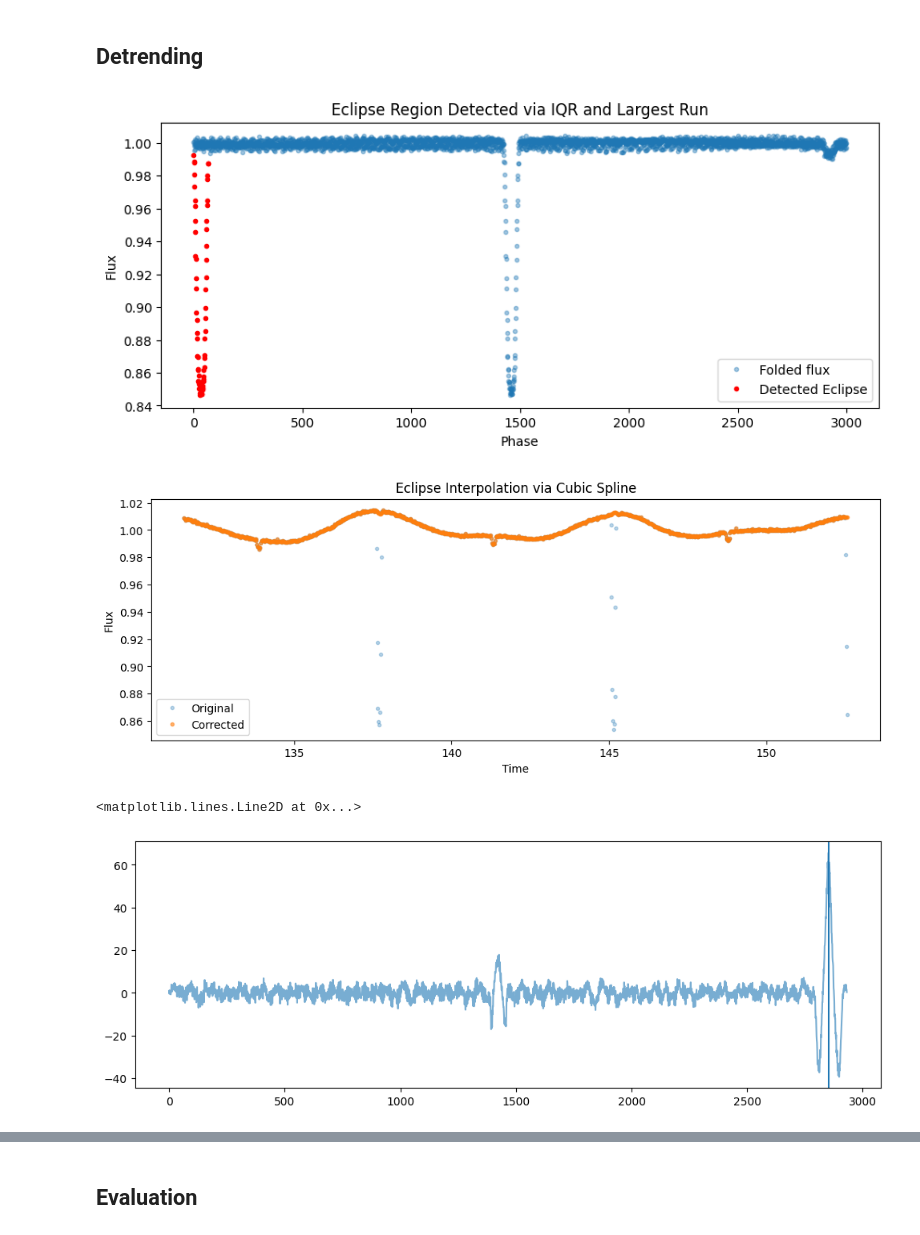
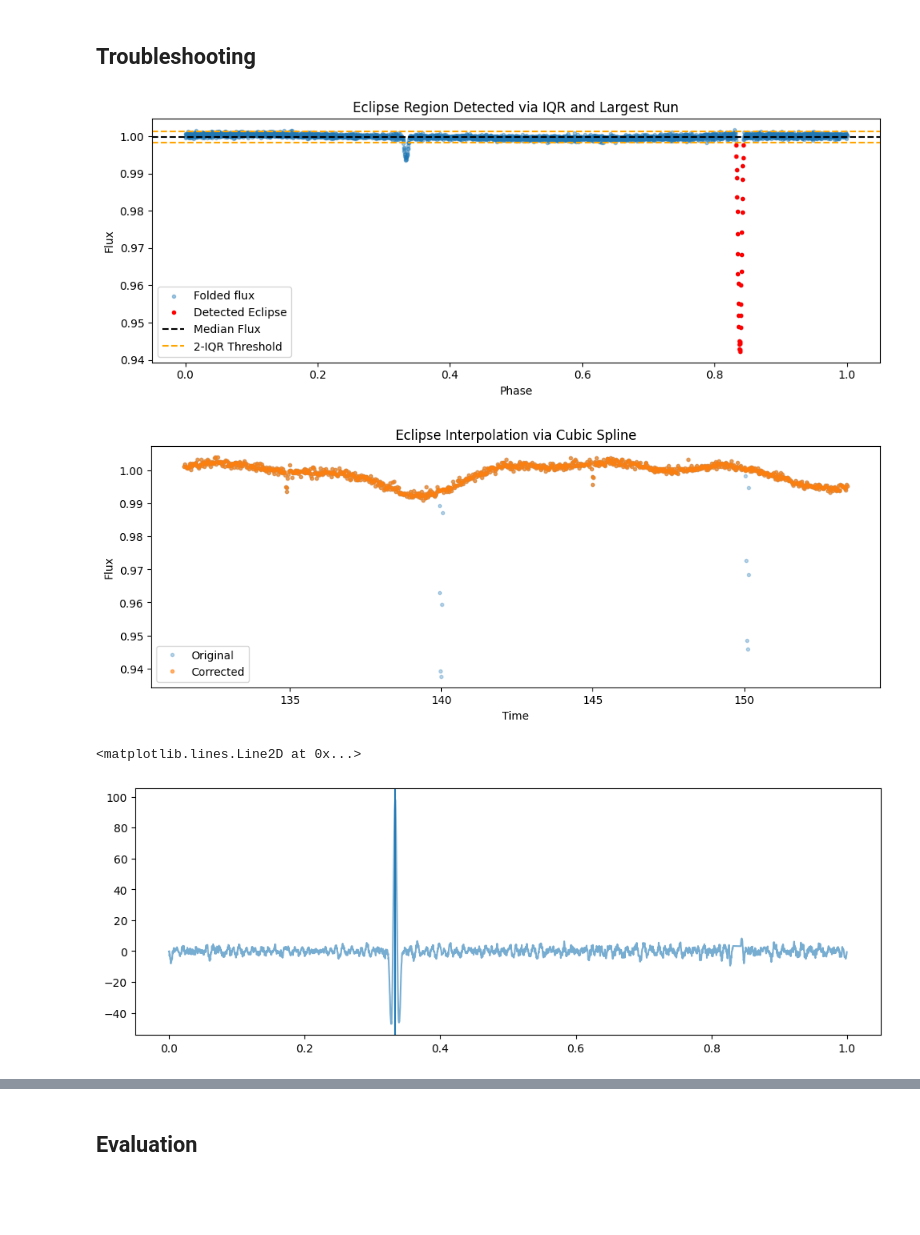
Before and after one commit to sfremy/astro_tools, a Jupyter notebook: prefold_automated.ipynb, the cells around one changed output, grey strips where cells are left out. Saved outputs shown, nothing was run; the diff lists cells and outputs as text; code cells hidden in the pictures; blank space fills up the shorter version.

```diff
--- a/prefold_automated.ipynb
+++ b/prefold_automated.ipynb
@@ -98,2 +251,2 @@ plt.show()
 # %% [markdown]
-## Detrending
+## Troubleshooting
@@ -121,44 +253,81 @@ plt.show()
 # %%
-from scipy.stats import binned_statistic
-from scipy.interpolate import interp1d
+'''
+time_dict = {12351927: k413,
+             9632895: k453, # Check secondary eclipse
+             4862625: k64, # Incomplete
+             6504534: k1661, #PROBLEM - Convolution
+             6762829: k38,
+             10020423: k47,
+             5473556: k1647} #PROBLEM - Convolution
+'''
+
+eb_df = pd.read_csv('keplerebs.villanova.edu', skiprows=7).drop_duplicates(subset=['#KIC'])
+
+kic = 12351927
+
+t, f, ferr, p, t0_1 = download_lightcurve(kic)
 
 phase = (t % p) / p
 
 # Fold light curve and obtain mean flux across one period
-bins = np.linspace(0, 1, 3000)
+bins = np.linspace(0, 1, 3000, endpoint=False)
 mean_flux, _, _ = binned_statistic(phase, f, statistic='mean', bins=bins)
+bin_centers = bins[:-1] + 0.5 * np.diff(bins)
 
-q75, q25 = np.percentile(mean_flux, [75 ,25])
+# Clean NaNs
+valid_mask = ~np.isnan(mean_flux)
+clean_phase = bin_centers[valid_mask]
+clean_flux = mean_flux[valid_mask]
+
+# Create phase array centered in each bin
+bin_centers = bins[:-1] + 0.5 * np.diff(bins)
+
+q75, q25 = np.percentile(clean_flux, [75 ,25])
 iqr = q75 - q25
-outlier_mask = mean_flux < np.median(mean_flux) - 2 * iqr
+outlier_mask = clean_flux < np.median(clean_flux) - 2 * iqr
 
 from scipy.ndimage import label
 
 # Label contiguous True regions
 labeled, num_features = label(outlier_mask)
 
 # Find lengths of each region
 lengths = [(labeled == i).sum() for i in range(1, num_features + 1)]
 
 # Select the label of the longest region
 if lengths:
     best_label = np.argmax(lengths) + 1
     eclipse_mask = labeled == best_label
 else:
     eclipse_mask = np.zeros_like(outlier_mask, dtype=bool)
 
-t0_duration = len(mean_flux[eclipse_mask]) * p / 3000 * 1.2
+t0_duration = len(clean_flux[eclipse_mask]) * p / 3000 * 1.2
+
+# ------------------------------------------------------------------------
 
 plt.figure(figsize=(10, 4))
-plt.plot(mean_flux, '.', alpha=0.4, label='Folded flux')
-plt.plot(mean_flux[eclipse_mask], 'r.', label='Detected Eclipse')
+
+# If you don't already have phase defined:
+phase = np.linspace(0, 1, len(clean_flux), endpoint=False)
+
+plt.plot(phase, clean_flux, '.', alpha=0.4, label='Folded flux')
+plt.plot(phase[eclipse_mask], clean_flux[eclipse_mask], 'r.', label='Detected Eclipse')
+
 plt.xlabel("Phase")
 plt.ylabel("Flux")
 plt.title("Eclipse Region Detected via IQR and Largest Run")
+
+# Horizontal reference lines
+median_flux = np.median(clean_flux)
+plt.axhline(median_flux, color='k', linestyle='--', label='Median Flux')
+plt.axhline(median_flux - 2 * iqr, color='orange', linestyle='--', label='2-IQR Threshold')
+plt.axhline(median_flux + 2 * iqr, color='orange', linestyle='--')
+
 plt.legend()
+plt.tight_layout()
 plt.show()
 # %% [output]
-[figure, old version]
+[figure, new version]
 # %%
 eclipse_half_width = 0.5 * t0_duration  # in time units
 
@@ -174,7 +343,7 @@ for t_center in eclipse_centers:
 
 from scipy.interpolate import interp1d
 
-interp_func = interp1d(t[mask], f[mask], kind='cubic', fill_value="extrapolate")
+interp_func = interp1d(t[mask], f[mask], kind='linear', fill_value="extrapolate")
 
 # Create eclipse-corrected flux
 flux_corrected = f.copy()
@@ -189,10 +358,11 @@ plt.legend()
 plt.title("Eclipse Interpolation via Cubic Spline")
 plt.show()
 # %% [output]
-[figure, old version]
+[figure, new version]
 # %%
-flux = mean_flux[~eclipse_mask]
-template_flux = mean_flux[eclipse_mask]  # Use the mean flux during the eclipse
+flux = clean_flux[~eclipse_mask]
+template_flux = clean_flux[eclipse_mask]  # Use the mean flux during the eclipse
+masked_phase = phase[~eclipse_mask]
 
 # Ensure the template is zero-centered and normalized
 template_flux = template_flux - np.mean(template_flux)
@@ -213,9 +383,9 @@ peaks, props = find_peaks(corr, height=10)  # adjust height threshold as needed
 conv_max = peaks[np.argmax(corr[peaks])]
 
 plt.figure(figsize=(12, 4))
-plt.plot(corr, label='Correlation', alpha=0.6)
-plt.axvline(conv_max)
+plt.plot(masked_phase, corr, label='Correlation', alpha=0.6)
+plt.axvline(masked_phase[conv_max])
 # %% [output]
 <matplotlib.lines.Line2D at 0x...>
-[figure, old version]
+[figure, new version]
 # %%
```
Also changed, not shown: parts of 16 cells of this notebook.
